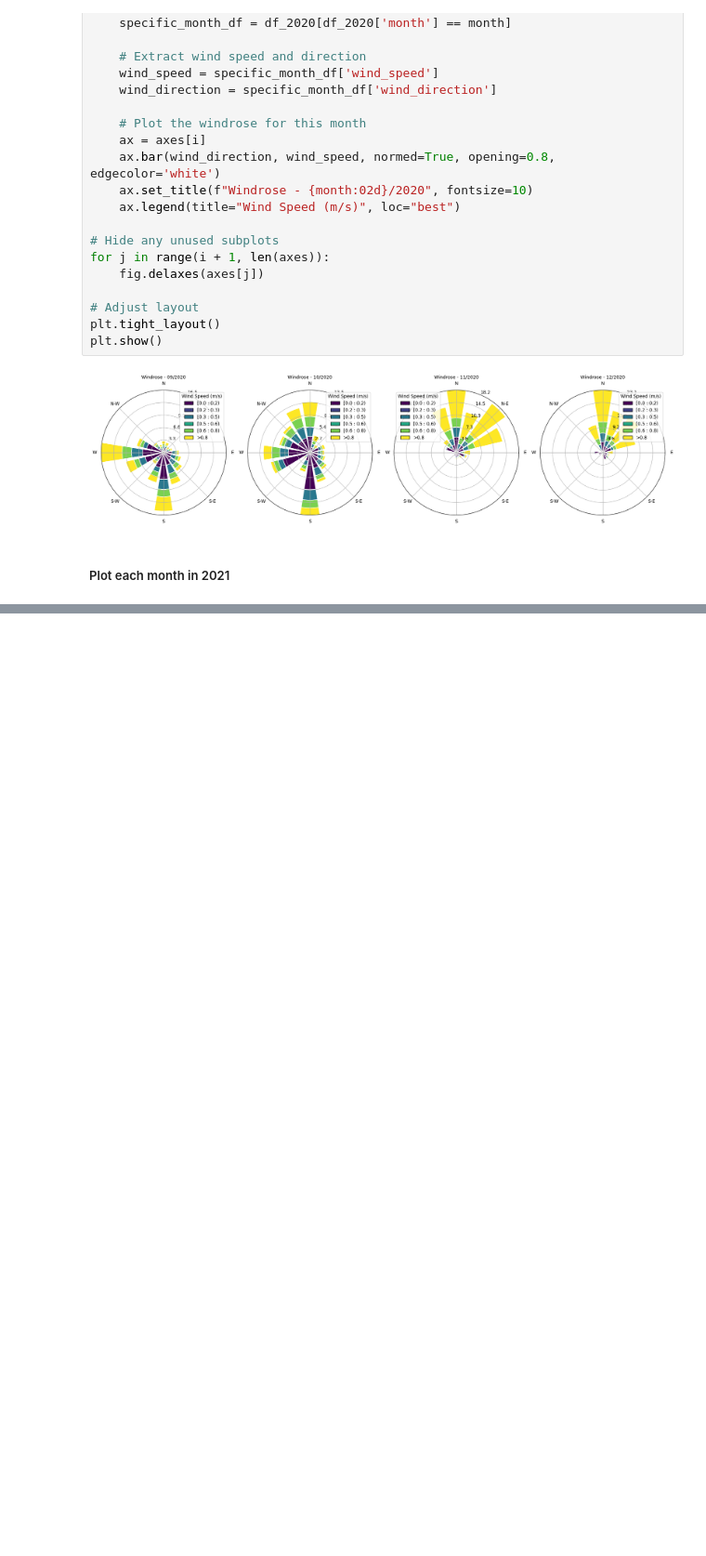
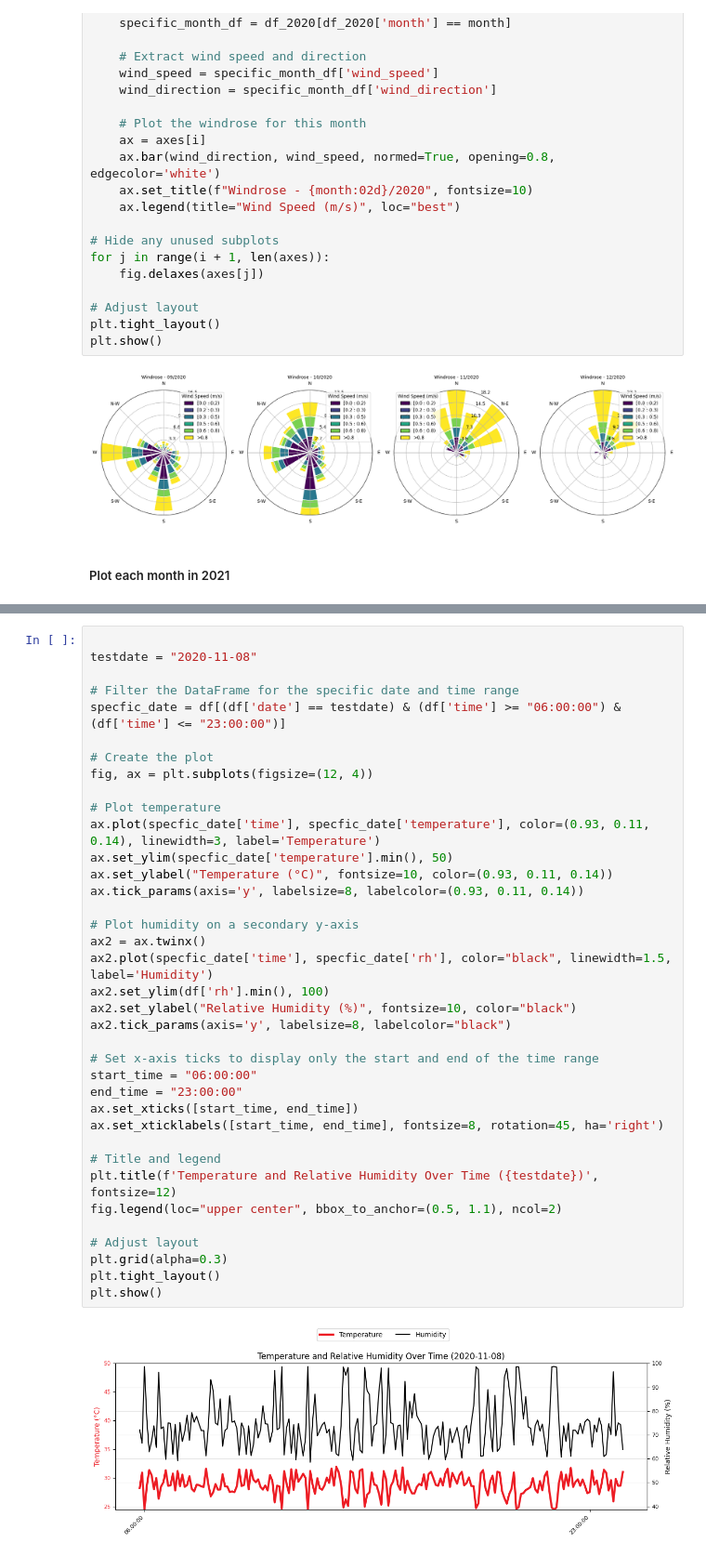
Before and after one commit to Cheapanha-Sok/Samsung-Innovation-Campus-Big-Data-Capstone-Project, a Jupyter notebook: Data_Visualization.ipynb, the cells around one changed output, grey strips where cells are left out. Shown at 93% size. Cells and saved outputs as stored; diff of their text form; blank space fills up the shorter version.

```diff
--- a/Data_Visualization.ipynb
+++ b/Data_Visualization.ipynb
@@ -240,3 +282,42 @@ plt.tight_layout()
 plt.show()
 # %% [output]
 [figure]
+# %%
+
+testdate = "2020-11-08"
+
+# Filter the DataFrame for the specific date and time range
+specfic_date = df[(df['date'] == testdate) & (df['time'] >= "06:00:00") & (df['time'] <= "23:00:00")]
+
+# Create the plot
+fig, ax = plt.subplots(figsize=(12, 4))
+
+# Plot temperature
+ax.plot(specfic_date['time'], specfic_date['temperature'], color=(0.93, 0.11, 0.14), linewidth=3, label='Temperature')
+ax.set_ylim(specfic_date['temperature'].min(), 50)
+ax.set_ylabel("Temperature (°C)", fontsize=10, color=(0.93, 0.11, 0.14))
+ax.tick_params(axis='y', labelsize=8, labelcolor=(0.93, 0.11, 0.14))
+
+# Plot humidity on a secondary y-axis
+ax2 = ax.twinx()
+ax2.plot(specfic_date['time'], specfic_date['rh'], color="black", linewidth=1.5, label='Humidity')
+ax2.set_ylim(df['rh'].min(), 100)
+ax2.set_ylabel("Relative Humidity (%)", fontsize=10, color="black")
+ax2.tick_params(axis='y', labelsize=8, labelcolor="black")
+
+# Set x-axis ticks to display only the start and end of the time range
+start_time = "06:00:00"
+end_time = "23:00:00"
+ax.set_xticks([start_time, end_time])
+ax.set_xticklabels([start_time, end_time], fontsize=8, rotation=45, ha='right')
+
+# Title and legend
+plt.title(f'Temperature and Relative Humidity Over Time ({testdate})', fontsize=12)
+fig.legend(loc="upper center", bbox_to_anchor=(0.5, 1.1), ncol=2)
+
+# Adjust layout
+plt.grid(alpha=0.3)
+plt.tight_layout()
+plt.show()
+# %% [output]
+[figure, added]
```
Also changed, not shown: parts of 21 cells of this notebook, 6 other files.
